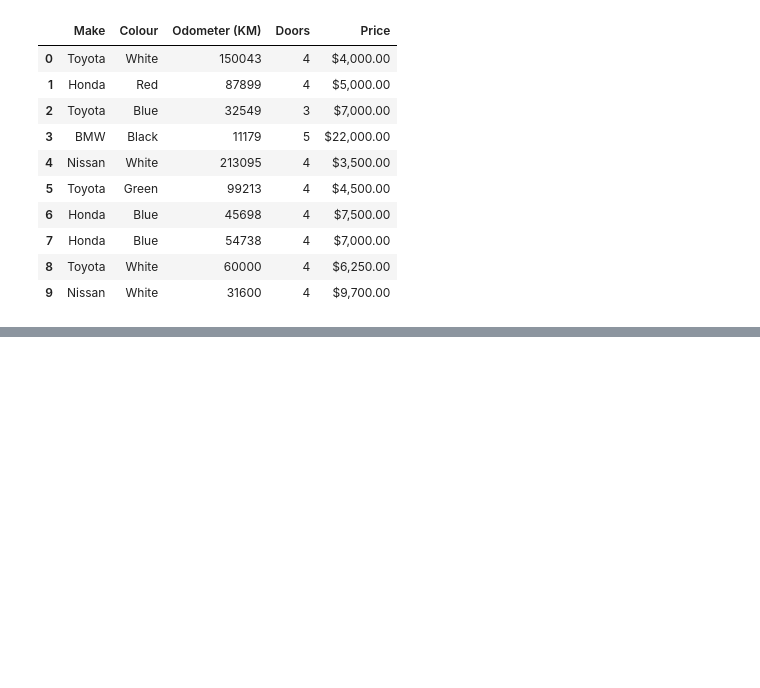
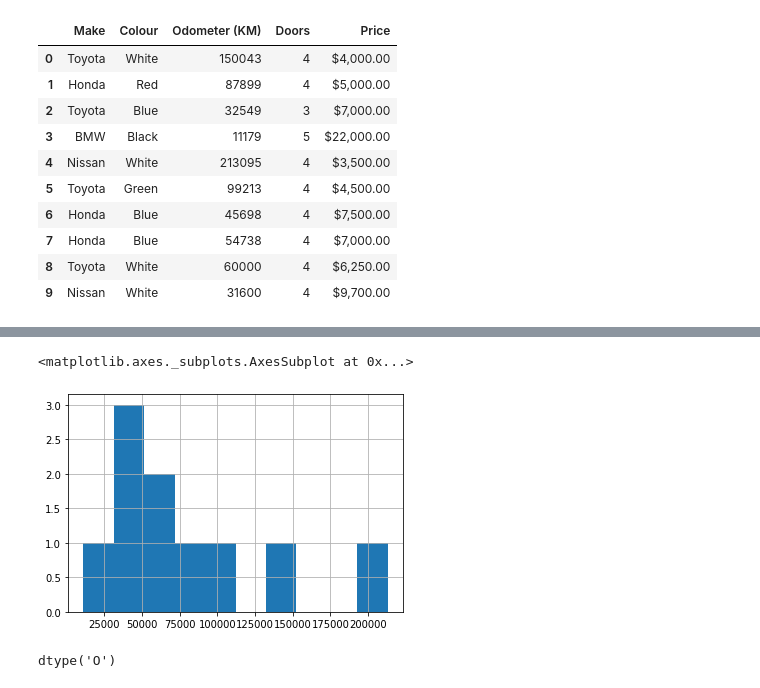
Before and after one commit to chesterheng/machinelearning-datascience, a Jupyter notebook: sample-project/introduction-to-pandas.ipynb, the cells around one changed output, grey strips where cells are left out. Cells and saved outputs as stored; diff of their text form; code cells hidden in the pictures; blank space fills up the shorter version.

```diff
--- a/sample-project/introduction-to-pandas.ipynb
+++ b/sample-project/introduction-to-pandas.ipynb
@@ -188,0 +407,9 @@ car_sales
+# %%
+car_sales["Odometer (KM)"].hist()
+# %% [output]
+<matplotlib.axes._subplots.AxesSubplot at 0x...>
+[figure, added]
+# %%
+car_sales["Price"].dtype
+# %% [output]
+dtype('O')
```
Also changed, not shown: parts of 28 cells of this notebook, 2 other files.
